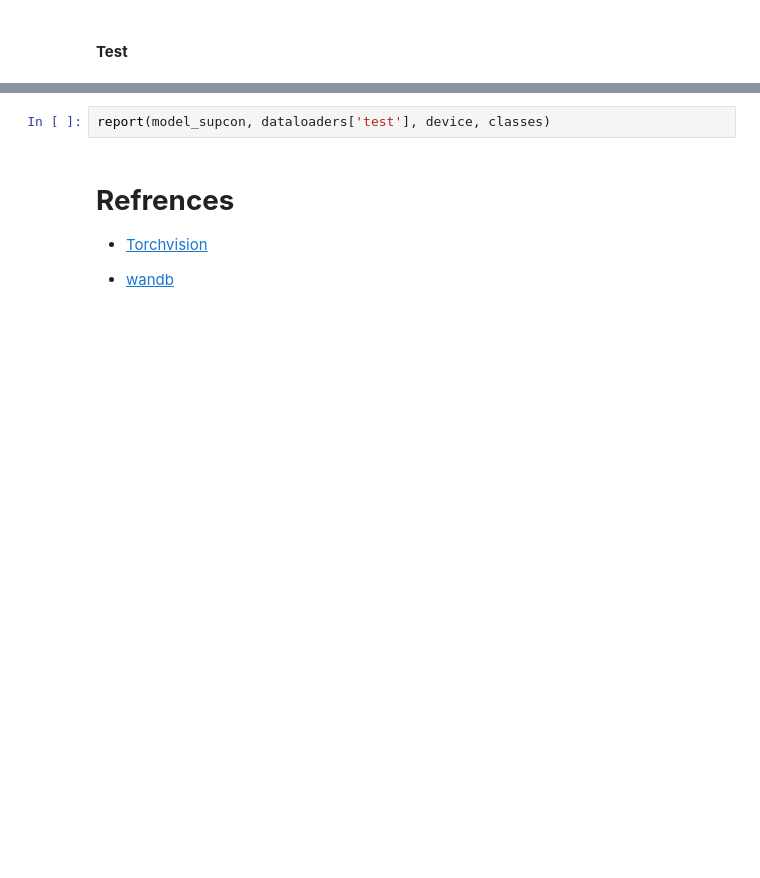
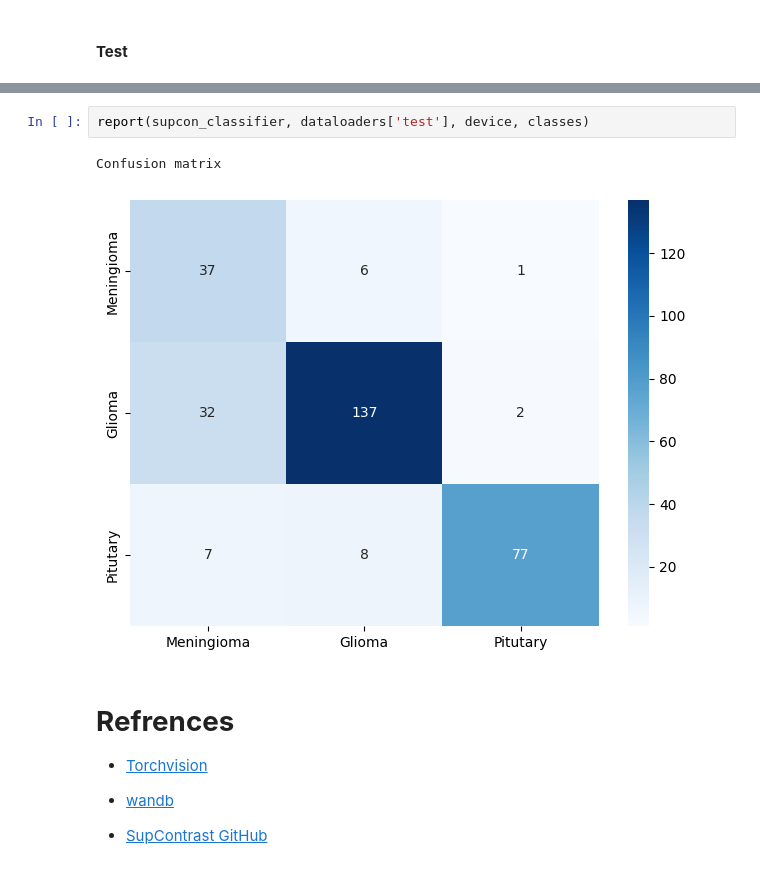
Before and after one commit to amirkasaei/Intelligent-Analysis-of-Biomedical-Images, a Jupyter notebook: HW/SPB_HW2/Prac/BrainMRI.ipynb, the cells around one changed output, grey strips where cells are left out. Drawn from its saved outputs; the diff is of its cells as text; blank space fills up the shorter version.

```diff
--- a/HW/SPB_HW2/Prac/BrainMRI.ipynb
+++ b/HW/SPB_HW2/Prac/BrainMRI.ipynb
@@ -654,8 +989,13 @@ evaluate(model_supcon, dataloaders, criterion, optimizer, device, 'test')
 # %%
-report(model_supcon, dataloaders['test'], device, classes)
+report(supcon_classifier, dataloaders['test'], device, classes)
+# %% [output]
+Confusion matrix
+[figure, added]
 # %% [markdown]
 # **Refrences**
 
 - [Torchvision](https://pytorch.org/vision/stable/models.html)
 
 - [wandb](https://docs.wandb.ai/guides/app/features/panels/line-plot)
+
+- [SupContrast GitHub](https://github.com/HobbitLong/SupContrast)
```
Also changed, not shown: parts of 35 cells of this notebook.
